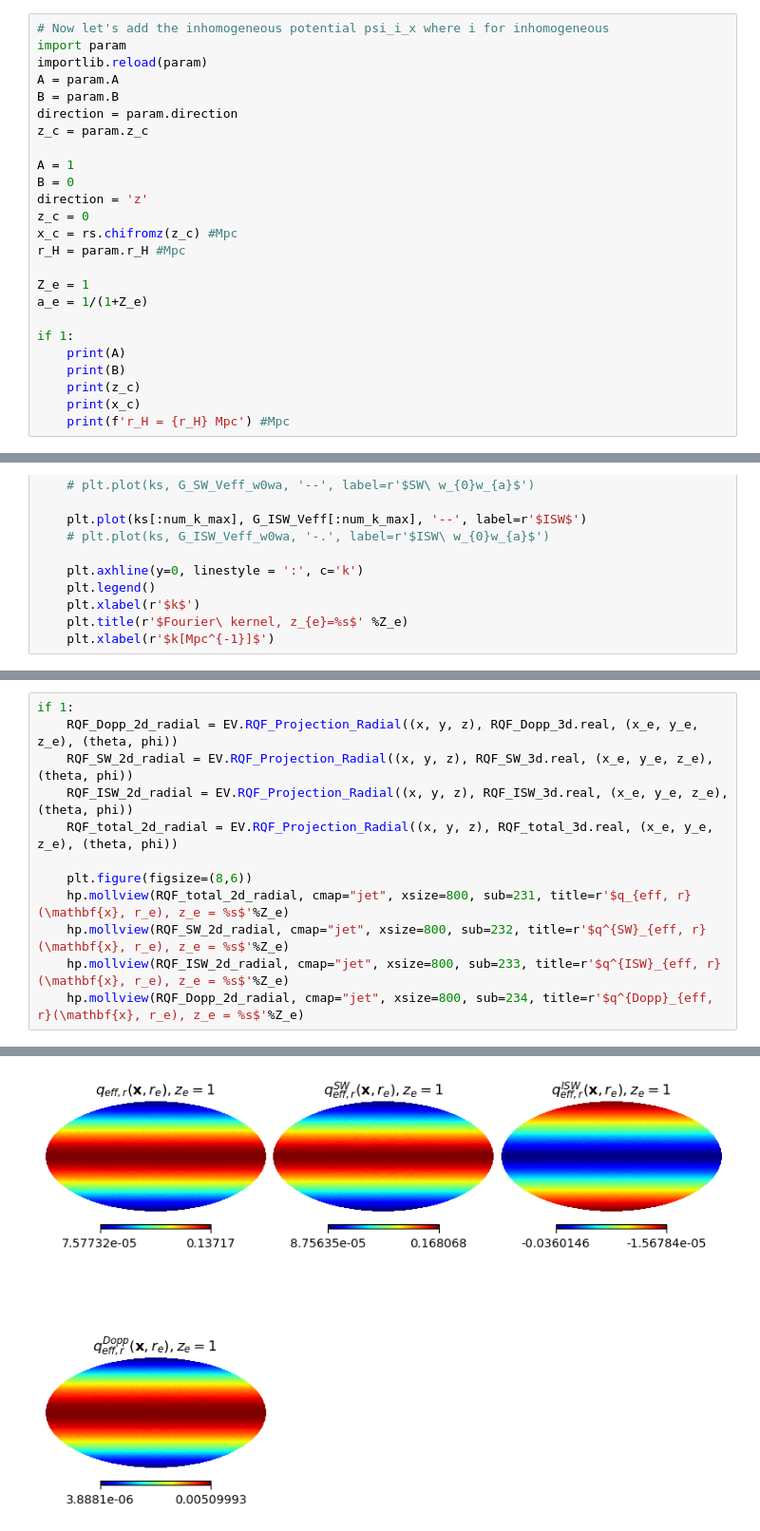
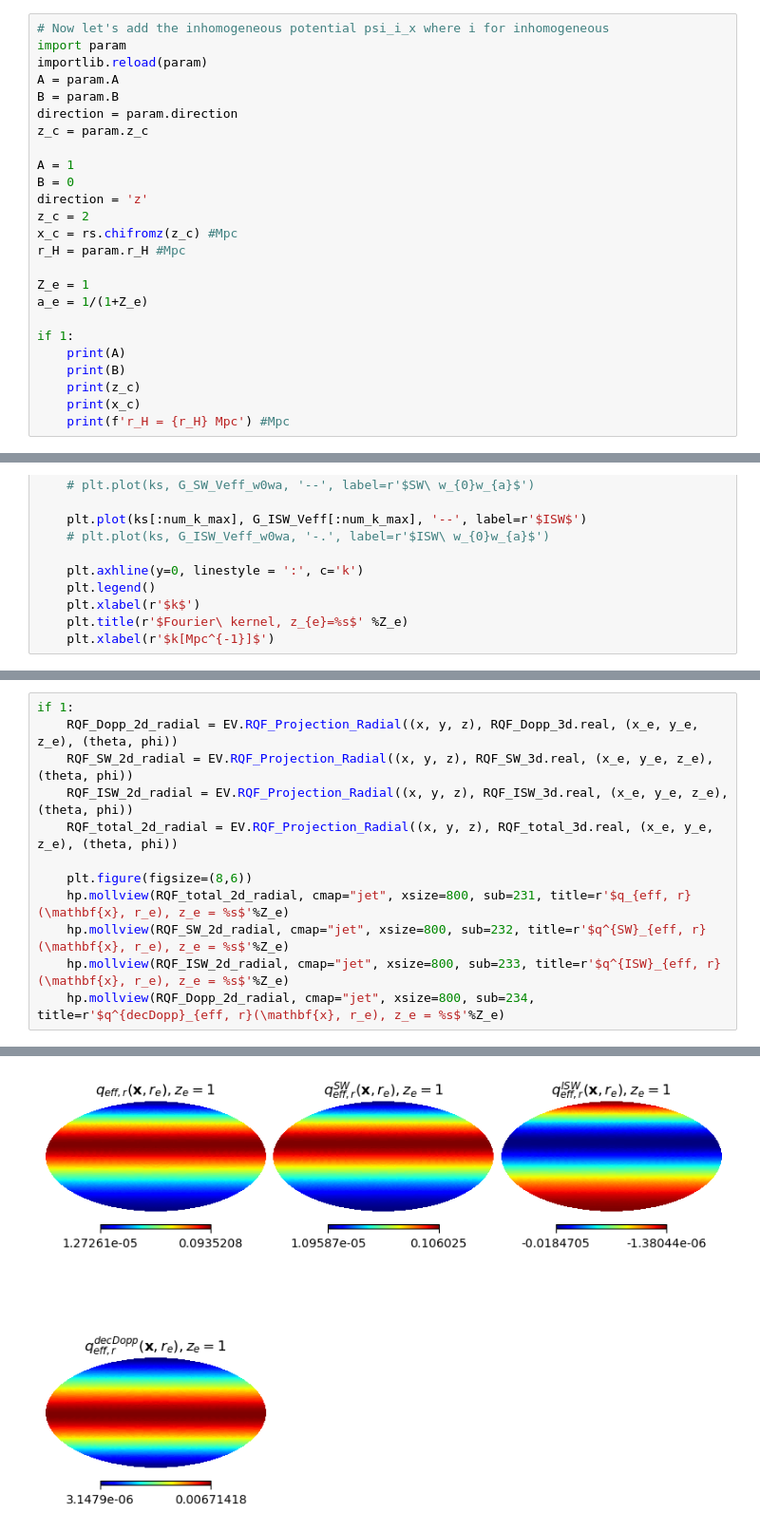
Before and after one commit to catketchup/ReCCO, a Jupyter notebook: code/sim_bubble_collision.ipynb, the cells around one changed output, grey strips where cells are left out. Shown at 95% size. Drawn from its saved outputs; the diff is of its cells as text.

```diff
--- a/code/sim_bubble_collision.ipynb
+++ b/code/sim_bubble_collision.ipynb
@@ -106,7 +106,7 @@ z_c = param.z_c
 A = 1
 B = 0
 direction = 'z'
-z_c = 0
+z_c = 2
 x_c = rs.chifromz(z_c) #Mpc
 r_H = param.r_H #Mpc
 
@@ -825,18 +827,18 @@ Text(0.5, 1.0, '$A=1, B=0, Z_{c}=0, Z_{e}=1$')
 # %%
 if 1:
     RQF_Dopp_2d_radial = EV.RQF_Projection_Radial((x, y, z), RQF_Dopp_3d.real, (x_e, y_e, z_e), (theta, phi))
     RQF_SW_2d_radial = EV.RQF_Projection_Radial((x, y, z), RQF_SW_3d.real, (x_e, y_e, z_e), (theta, phi))
     RQF_ISW_2d_radial = EV.RQF_Projection_Radial((x, y, z), RQF_ISW_3d.real, (x_e, y_e, z_e), (theta, phi))
     RQF_total_2d_radial = EV.RQF_Projection_Radial((x, y, z), RQF_total_3d.real, (x_e, y_e, z_e), (theta, phi))
 
     plt.figure(figsize=(8,6))
     hp.mollview(RQF_total_2d_radial, cmap="jet", xsize=800, sub=231, title=r'$q_{eff, r}(\mathbf{x}, r_e), z_e = %s$'%Z_e)
     hp.mollview(RQF_SW_2d_radial, cmap="jet", xsize=800, sub=232, title=r'$q^{SW}_{eff, r}(\mathbf{x}, r_e), z_e = %s$'%Z_e)
     hp.mollview(RQF_ISW_2d_radial, cmap="jet", xsize=800, sub=233, title=r'$q^{ISW}_{eff, r}(\mathbf{x}, r_e), z_e = %s$'%Z_e)
-    hp.mollview(RQF_Dopp_2d_radial, cmap="jet", xsize=800, sub=234, title=r'$q^{Dopp}_{eff, r}(\mathbf{x}, r_e), z_e = %s$'%Z_e)
+    hp.mollview(RQF_Dopp_2d_radial, cmap="jet", xsize=800, sub=234, title=r'$q^{decDopp}_{eff, r}(\mathbf{x}, r_e), z_e = %s$'%Z_e)
 # %% [output]
 <Figure size 800x600 with 0 Axes>
-[figure, old version]
+[figure, new version]
 # %%
 RDF_SW_alm = hp.map2alm(RDF_SW_2d_radial)
 RDF_localDopp_alm = hp.map2alm(RDF_localDopp_2d_radial)
```
Also changed, not shown: parts of 19 cells of this notebook, 3 other files.
